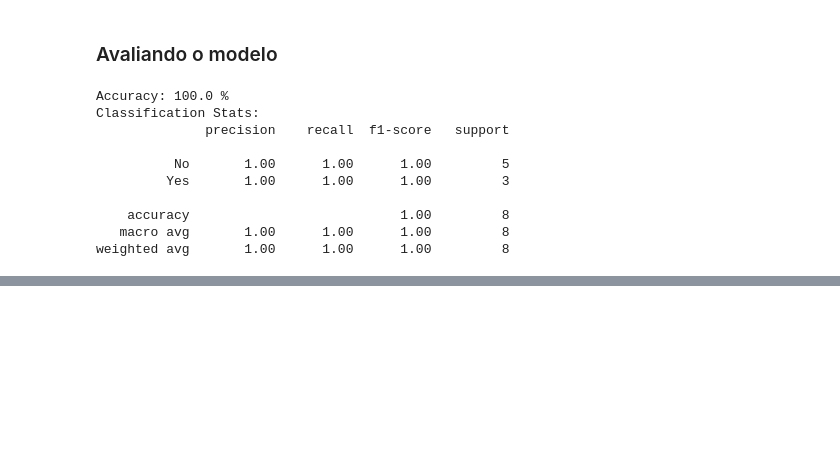
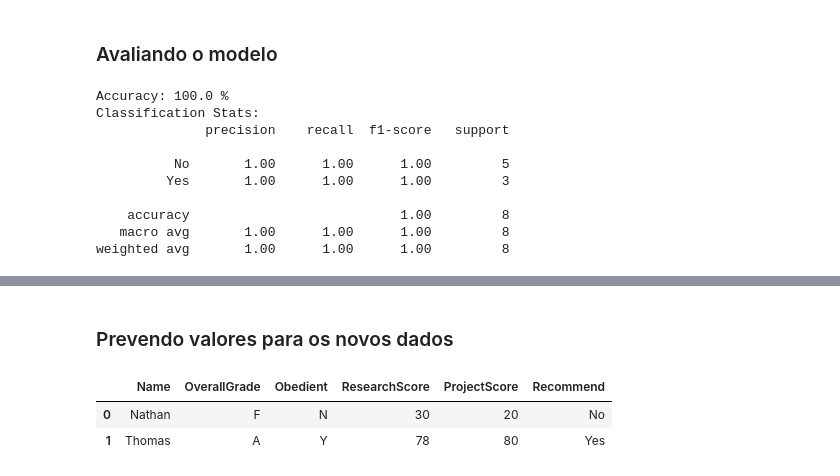
Before and after one commit to Fabio-Trindade/Eng-Aprendizado-M-quina, a Jupyter notebook: AP1/3869-Fabio-AP1.ipynb, the cells around one changed output, grey strips where cells are left out. Drawn from its saved outputs; the diff is of its cells as text; code cells hidden in the pictures; blank space fills up the shorter version.

```diff
--- a/AP1/3869-Fabio-AP1.ipynb
+++ b/AP1/3869-Fabio-AP1.ipynb
@@ -221,0 +276,11 @@ TypeError: 'module' object is not callable
+# %% [markdown]
+### Prevendo valores para os novos dados
+# %%
+predictions = model.predict(prediction_features)
+
+new_data['Recommend'] = predictions
+new_data
+# %% [output]
+|  | Name | OverallGrade | Obedient | ResearchScore | ProjectScore | Recommend |
+| 0 | Nathan | F | N | 30 | 20 | No |
+| 1 | Thomas | A | Y | 78 | 80 | Yes |
```
Also changed, not shown: parts of 15 cells of this notebook.
